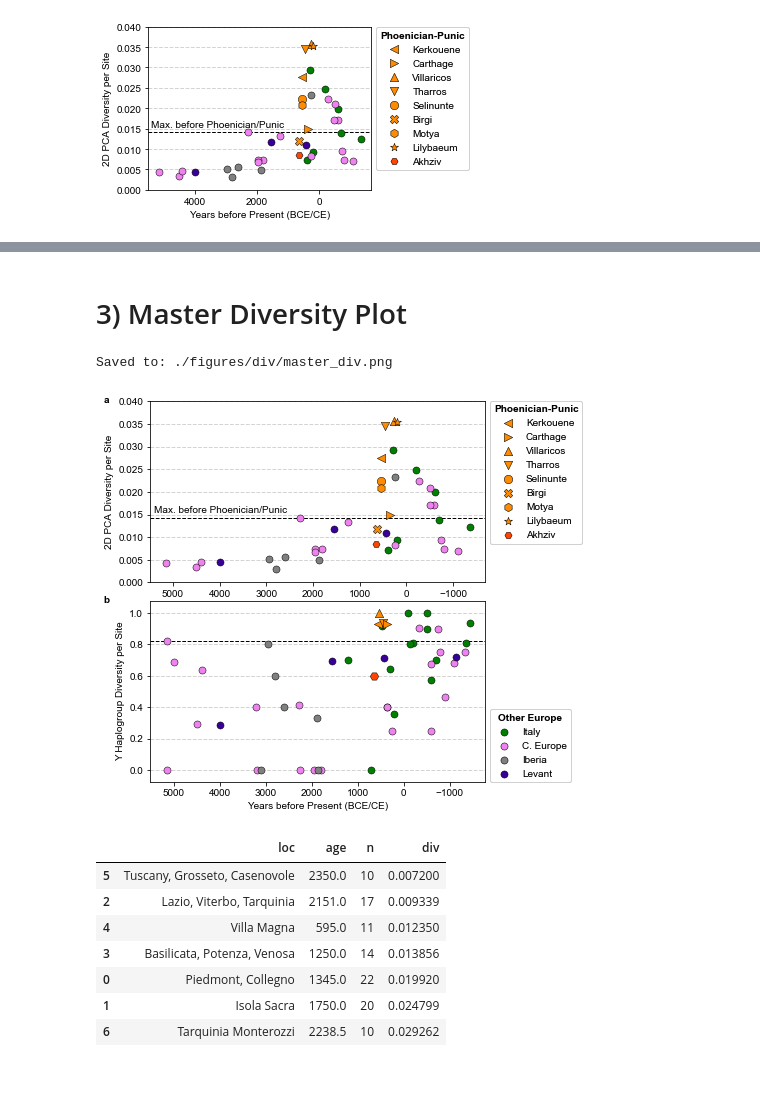
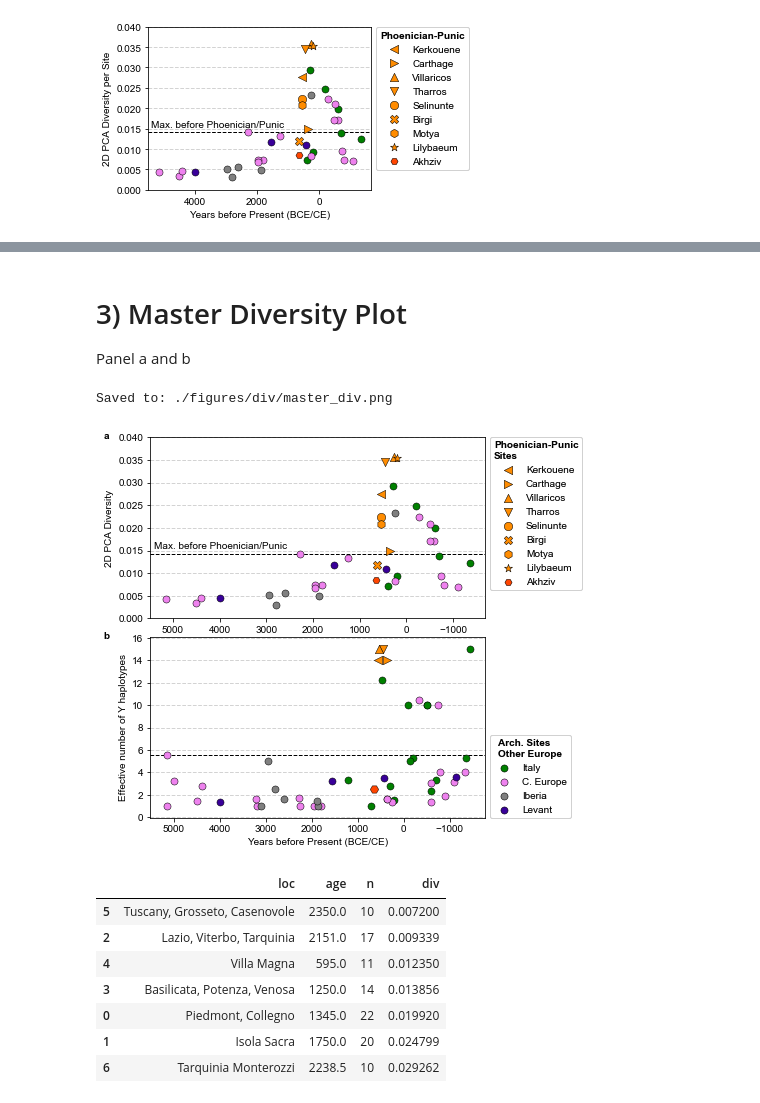
Before and after one commit to hringbauer/punic_aDNA, a Jupyter notebook: notebooks/figs/plot_y_div.ipynb, the cells around one changed output, grey strips where cells are left out. Drawn from its saved outputs; the diff is of its cells as text; code cells hidden in the pictures.

Commit message:
Update Y Plotting

```diff
--- a/notebooks/figs/plot_y_div.ipynb
+++ b/notebooks/figs/plot_y_div.ipynb
@@ -68,13 +68,21 @@ def simpson_di(x):
     """
     n = np.sum(x) # Sample Size
     h = np.sum(x*(x-1)) / (n*(n-1)) # Fraction of pairs are identiclal
-    s = 1 - h
-    return 1-h
 
-def create_ydiv_df(df, sites=[], col_loc="loc",
+    if h==0: ### Set minimimum homo-cutoff (one homo-pair):
+        h = 2 / (n*(n-1))
+    return 1 / h
+
+def frac_max_haplo(x):
+    """Given a count vector, return frequency of non most-common alleles"""
+    f = np.max(x) / np.sum(x)
+    return f
+
+def create_ydiv_df(df, sites=[], col_loc="loc", method="simpson",
                    age_delta = 300, digits=3, min_m=5):
     """Take Meta Data as input, and for each site calculate
-    the Simpson Index of Y chromosomes"""
+    the Simpson Index of Y chromosomes.
+    method: simpson, frac_max_haplo"""
     data = []
 
     for s in sites:
@@ -84,8 +92,12 @@ def create_ydiv_df(df, sites=[], col_loc="loc",
 
         if m >= min_m: # Only run full analysis if enough males
             y = get_y_counts(df_t)
-            D = simpson_di(y)
-
+            if method=="simpson":
+                D = simpson_di(y)
+            elif method=="frac_max_haplo":
+                D = frac_max_haplo(y)
+            else:
+                raise RuntimeWarning("No fitting mode found.")
             data.append([s, age, m, D])
 
         else:
@@ -253,7 +265,7 @@ def plot_y_div_panel(ax=0, figsize=(4,3), s=50, m="o", sf=1.4, lw = 0.5, show=Fa
 
     ax.set_axisbelow(True)
     ax.grid(axis='y', color='lightgray', linestyle='dashed', linewidth=1, zorder=0)
-    ax.set_ylabel("Y Haplogroup Diversity per Site")
+    ax.set_ylabel("Effective number of Y haplotypes")
     ax.set_xlabel("Years before Present (BCE/CE)")
     ax.invert_xaxis()
 
@@ -266,7 +278,7 @@ def plot_y_div_panel(ax=0, figsize=(4,3), s=50, m="o", sf=1.4, lw = 0.5, show=Fa
 
     if leg_p:
         leg1 = ax.legend(plots, legs, fontsize=10,
-                         title = "Phoenician-Punic",
+                         title = "Phoenician-Punic\nSites",
                          bbox_to_anchor=(1.00, 1.03), loc="upper left")
         #[lgd.set_edgecolor('white') for lgd in leg1.legendHandles]
         leg1.get_title().set_fontsize('10')
@@ -278,7 +290,7 @@ def plot_y_div_panel(ax=0, figsize=(4,3), s=50, m="o", sf=1.4, lw = 0.5, show=Fa
     legs = ["Italy", "C. Europe", "Iberia", "Levant" ]
 
     leg2 = ax.legend(plots, legs, fontsize=10,
-                     title = "Other Europe",
+                     title = "Arch. Sites \nOther Europe",
                      bbox_to_anchor=(1.00, -0.03), loc="lower left")
     #[lgd.set_edgecolor('white') for lgd in leg1.legendHandles]
     leg2.get_title().set_fontsize('10')
@@ -656,16 +712,18 @@ def plot_pca_div_panel(ax=0, figsize=(4,3), col_plot="div", ylim=[0, 0.04],
     ### Formating the plot
     ax.set_axisbelow(True)
     ax.grid(axis='y', color='lightgray', linestyle='dashed', linewidth=1, zorder=0)
-    ax.set_ylabel("2D PCA Diversity per Site")
+    ax.set_ylabel("2D PCA Diversity")
     ax.set_xlabel("Years before Present (BCE/CE)")
     ax.invert_xaxis()
 
     #### Legend Punic
     plots = [p1, p2, p3, p4, p5, p6, p7, p8, p9]
-    legs = ["Kerkouene", "Carthage", 'Villaricos', "Tharros", "Selinunte", "Birgi", "Motya", "Lilybaeum", "Akhziv"]
+    legs = ["Kerkouene", "Carthage", 'Villaricos',
+            "Tharros", "Selinunte", "Birgi",
+            "Motya", "Lilybaeum", "Akhziv"]
 
     leg1 = ax.legend(plots, legs, fontsize=10,
-                     title = "Phoenician-Punic",
+                     title = "Phoenician-Punic\nSites",
                      bbox_to_anchor=(1.00, 1.03), loc="upper left")
     #[lgd.set_edgecolor('white') for lgd in leg1.legendHandles]
     leg1.get_title().set_fontsize('10')
@@ -704,35 +744,36 @@ df_pca_fr#[df_pca_fr["div"]>2500]
 # %% [markdown]
 # 3) Master Diversity Plot
+Panel a and b
 # %%
 savepath = "./figures/div/master_div.png"
 
 fig = plt.figure(figsize=(6,7) )
 gs = gridspec.GridSpec(2, 1, height_ratios=[1,1], hspace=0.1)
 
 # Do the left bar
 ax0 = plt.subplot(gs[0])
 ax1 = plt.subplot(gs[1])
 
 plot_pca_div_panel(ax=ax0, show=False)
 plot_y_div_panel(ax=ax1, show=False, leg_p=False)
 
 ### Some Formatting for the panel
 ax0.set_xlabel("")
 ax0.text(-0.14, 1.03, 'a', ha='left', va='top',
         transform = ax0.transAxes, weight='bold')
 ax1.text(-0.14, 1.03, 'b', ha='left', va='top',
         transform = ax1.transAxes, weight='bold')
 
 ### Save the Figure
 if len(savepath) > 0:
     plt.savefig(savepath, bbox_inches = 'tight',
-                pad_inches = 0, dpi=800)
+                pad_inches = 0, dpi=400)
     print(f"Saved to: {savepath}")
 
 plt.show()
 # %% [output]
 Saved to: ./figures/div/master_div.png
-[figure, old version]
+[figure, new version]
 # %%
 df_pca_it.sort_values(by="div")
 # %% [output]
```
Also changed, not shown: parts of 9 cells of this notebook.
